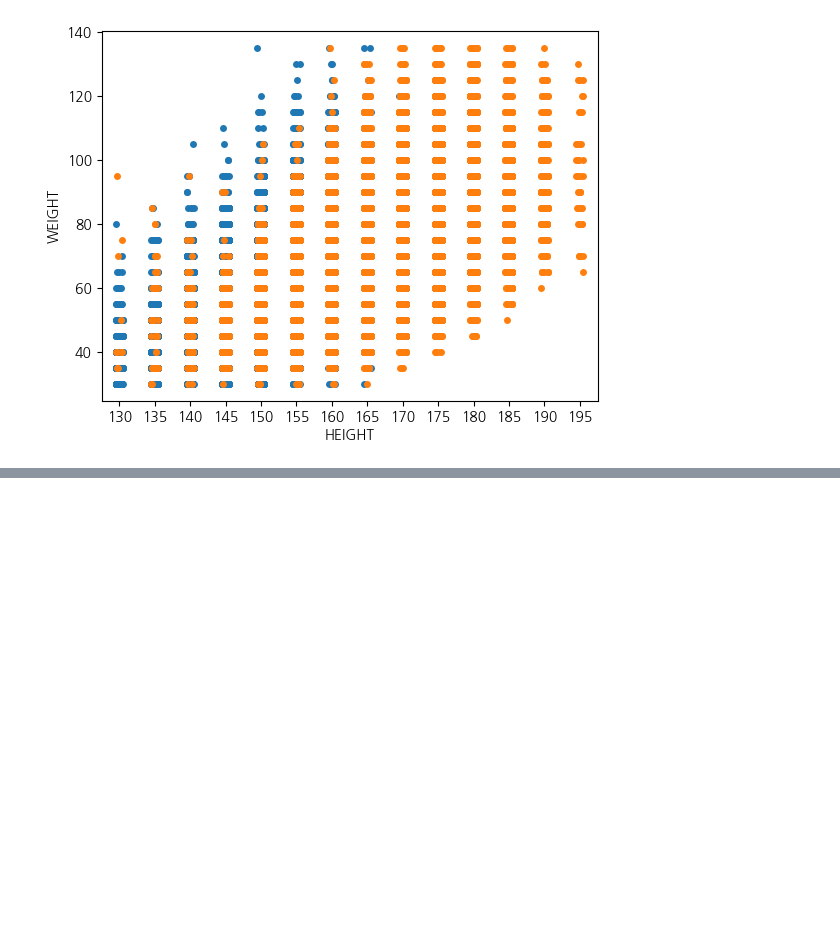
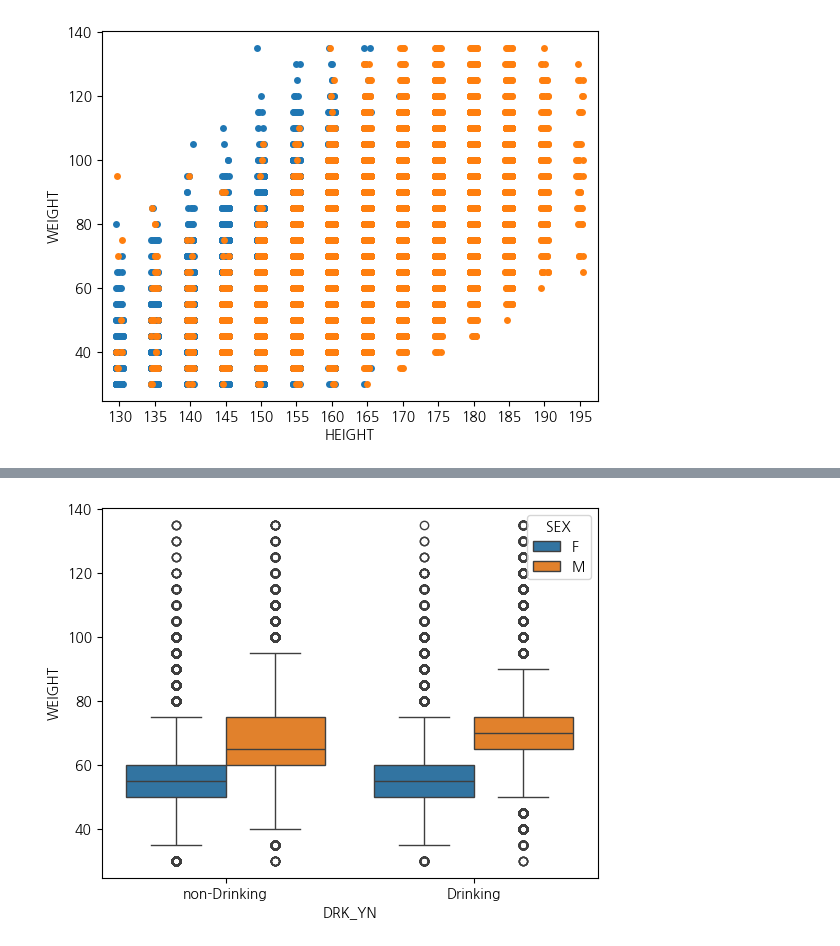
Before and after one commit to layla-focalors/AColab_Github_data_processing, a Jupyter notebook: HealthCare_Anayize.ipynb, the cells around one changed output, grey strips where cells are left out. Cells and saved outputs as stored; diff of their text form; code cells hidden in the pictures; blank space fills up the shorter version.

```diff
--- a/HealthCare_Anayize.ipynb
+++ b/HealthCare_Anayize.ipynb
@@ -708,0 +720,6 @@ sns.stripplot(x='HEIGHT', y='WEIGHT', data=maledata)
+# %%
+ax = plt.subplot()
+# HUE는 범주형 데이터에서만 사용 가능!
+ax = sns.boxplot(x='DRK_YN', y='WEIGHT' ,data=df, hue='SEX')
+# %% [output]
+[figure, added]
```
Also changed, not shown: parts of 2 cells of this notebook.
